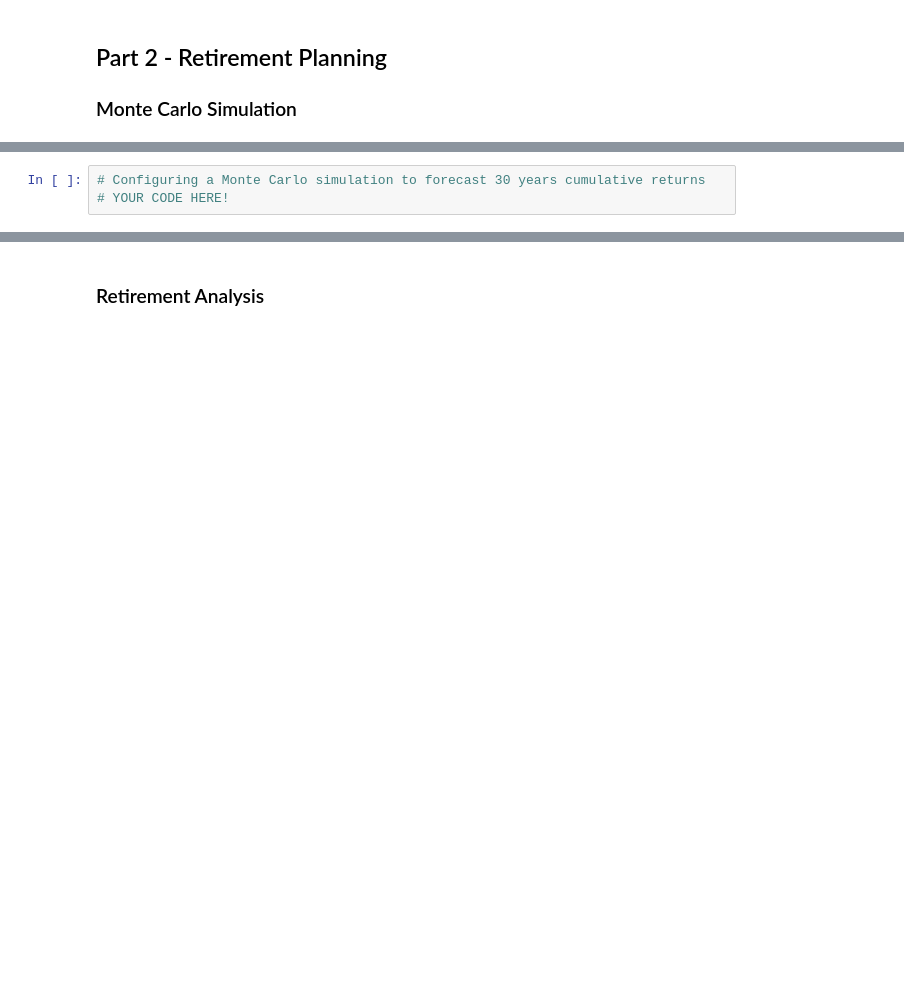
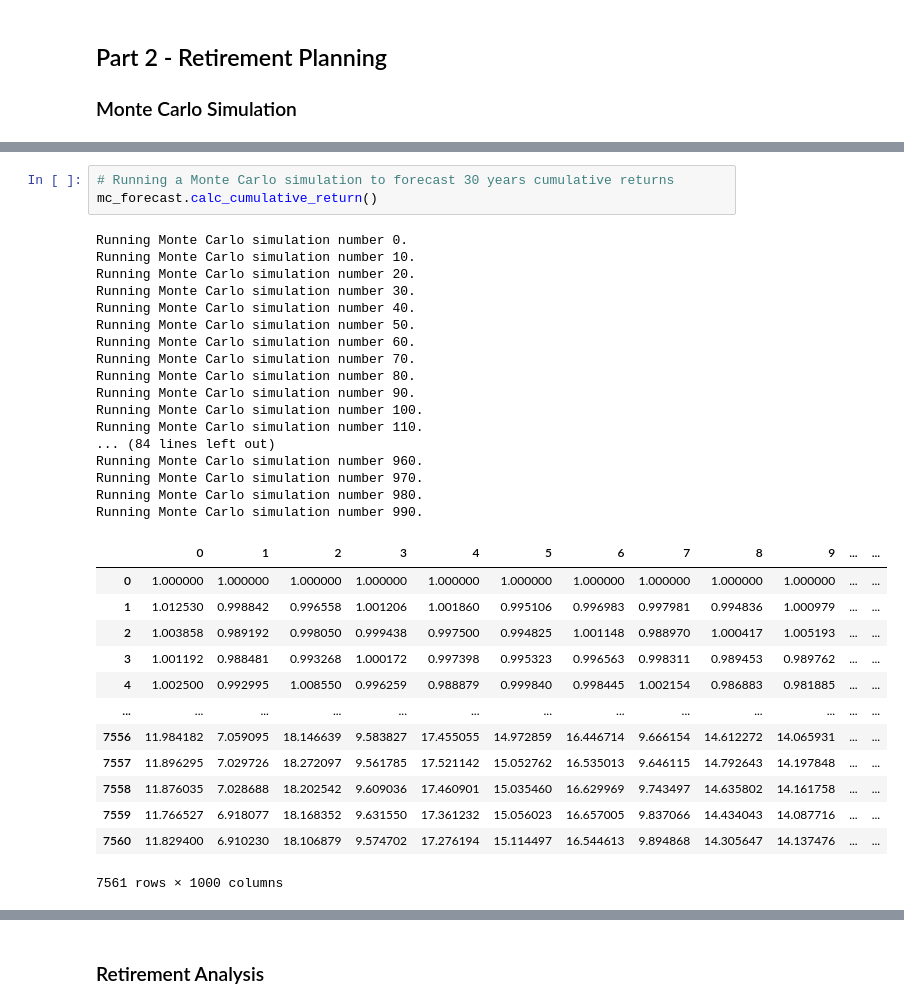
Before and after one commit to salsal3/bcs-hw4-APIs, a Jupyter notebook: Starter_Code/financial-planner.ipynb, the cells around one changed output, grey strips where cells are left out. Saved outputs shown, nothing was run; the diff lists cells and outputs as text; blank space fills up the shorter version.

```diff
--- a/Starter_Code/financial-planner.ipynb
+++ b/Starter_Code/financial-planner.ipynb
@@ -201,3 +227,34 @@ df_stock_data.head()
 # %%
-# Configuring a Monte Carlo simulation to forecast 30 years cumulative returns
-# YOUR CODE HERE!
+# Running a Monte Carlo simulation to forecast 30 years cumulative returns
+mc_forecast.calc_cumulative_return()
+# %% [output]
+Running Monte Carlo simulation number 0.
+Running Monte Carlo simulation number 10.
+Running Monte Carlo simulation number 20.
+Running Monte Carlo simulation number 30.
+Running Monte Carlo simulation number 40.
+Running Monte Carlo simulation number 50.
+Running Monte Carlo simulation number 60.
+Running Monte Carlo simulation number 70.
+Running Monte Carlo simulation number 80.
+Running Monte Carlo simulation number 90.
+Running Monte Carlo simulation number 100.
+Running Monte Carlo simulation number 110.
+... (84 lines left out)
+Running Monte Carlo simulation number 960.
+Running Monte Carlo simulation number 970.
+Running Monte Carlo simulation number 980.
+Running Monte Carlo simulation number 990.
+|  | 0 | 1 | 2 | 3 | 4 | 5 | 6 | 7 | 8 | 9 | ... | ... |
+| 0 | 1.000000 | 1.000000 | 1.000000 | 1.000000 | 1.000000 | 1.000000 | 1.000000 | 1.000000 | 1.000000 | 1.000000 | ... | ... |
+| 1 | 1.012530 | 0.998842 | 0.996558 | 1.001206 | 1.001860 | 0.995106 | 0.996983 | 0.997981 | 0.994836 | 1.000979 | ... | ... |
+| 2 | 1.003858 | 0.989192 | 0.998050 | 0.999438 | 0.997500 | 0.994825 | 1.001148 | 0.988970 | 1.000417 | 1.005193 | ... | ... |
+| 3 | 1.001192 | 0.988481 | 0.993268 | 1.000172 | 0.997398 | 0.995323 | 0.996563 | 0.998311 | 0.989453 | 0.989762 | ... | ... |
+| 4 | 1.002500 | 0.992995 | 1.008550 | 0.996259 | 0.988879 | 0.999840 | 0.998445 | 1.002154 | 0.986883 | 0.981885 | ... | ... |
+| ... | ... | ... | ... | ... | ... | ... | ... | ... | ... | ... | ... | ... |
+| 7556 | 11.984182 | 7.059095 | 18.146639 | 9.583827 | 17.455055 | 14.972859 | 16.446714 | 9.666154 | 14.612272 | 14.065931 | ... | ... |
+| 7557 | 11.896295 | 7.029726 | 18.272097 | 9.561785 | 17.521142 | 15.052762 | 16.535013 | 9.646115 | 14.792643 | 14.197848 | ... | ... |
+| 7558 | 11.876035 | 7.028688 | 18.202542 | 9.609036 | 17.460901 | 15.035460 | 16.629969 | 9.743497 | 14.635802 | 14.161758 | ... | ... |
+| 7559 | 11.766527 | 6.918077 | 18.168352 | 9.631550 | 17.361232 | 15.056023 | 16.657005 | 9.837066 | 14.434043 | 14.087716 | ... | ... |
+| 7560 | 11.829400 | 6.910230 | 18.106879 | 9.574702 | 17.276194 | 15.114497 | 16.544613 | 9.894868 | 14.305647 | 14.137476 | ... | ... |
+7561 rows × 1000 columns
```
Also changed, not shown: parts of 16 cells of this notebook, 1 other file.
